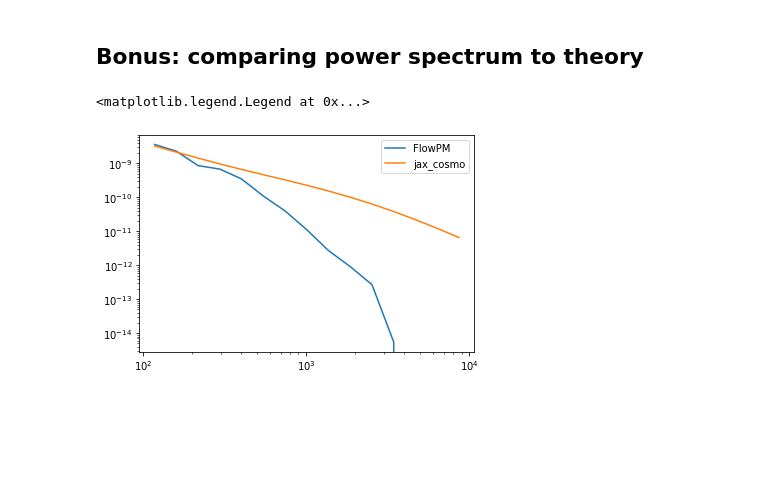
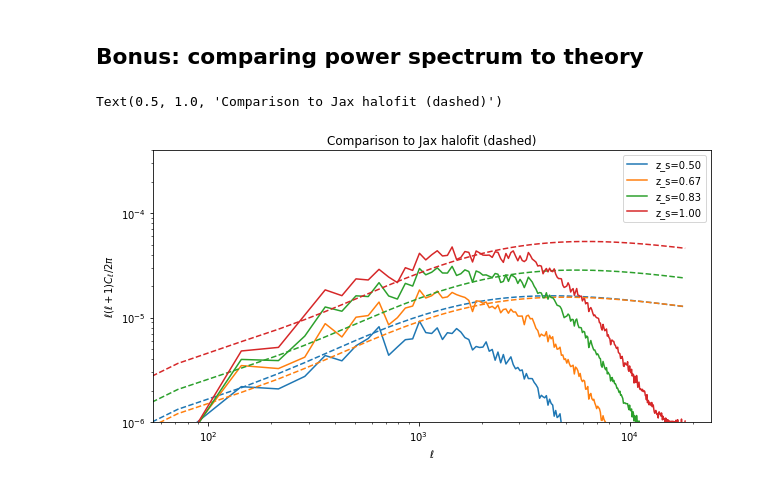
Before and after one commit to DifferentiableUniverseInitiative/flowpm, a Jupyter notebook: notebooks/lensing.ipynb, the cells around one changed output. Cells and saved outputs as stored; diff of their text form; code cells hidden in the pictures; blank space fills up the shorter version.

```diff
--- a/notebooks/lensing.ipynb
+++ b/notebooks/lensing.ipynb
@@ -102,6 +104,3 @@ import jax
 import jax_cosmo as jc
 import lenstools as lt
 import astropy.units as u
-# %%
-nzs_s=jc.redshift.kde_nz(np.atleast_1d([0.83]), np.atleast_1d([1.]), bw=0.01)
-probes = [ jc.probes.WeakLensing([nzs_s]) ]
@@ -115,7 +107,28 @@ cls_th = jc.angular_cl.angular_cl(jc.Planck15(), l, probes)
-# %%
-loglog(l, ps.mean(axis=0), label='FlowPM')
-loglog(l, cls_th[0], label='jax_cosmo')
-legend()
-# %% [output]
-<matplotlib.legend.Legend at 0x...>
-[figure, removed]
+# %%
+ps = np.stack([DHOS.statistics.power_spectrum(m[0,:,:,i], field_size,field_npix)[1] for i in range(len(z_source))], axis=0)
+l, _ = DHOS.statistics.power_spectrum(m[0,:,:,-1],field_size,field_npix)
+# %%
+cls_th=[]
+z = linspace(0,2,2048)
+pz = zeros_like(z)
+for i in range(len(z_source)):
+    #nzs_s=jc.redshift.kde_nz(np.atleast_1d(z_source[i]), np.atleast_1d([1.]), bw=0.1)
+    pz[argmin(abs(z_source[i] - z))] = 1.
+    nzs_s=jc.redshift.kde_nz(z, pz, bw=0.01)
+    probes = [ jc.probes.WeakLensing([nzs_s]) ]
+    cls_th.append(jc.angular_cl.angular_cl(jc.Planck15(), l.numpy(), probes))
+# %%
+figure(figsize=[10,5])
+for i in range(len(z_source)):
+    loglog(l, l*(l+1)*ps[i]/(2*pi), color="C%d"%i, label="z_s=%0.2f"%z_source[i])
+    loglog(l, l*(l+1)*cls_th[i][0]/(2*pi), '--', color="C%d"%i)
+
+
+legend()
+ylabel('$\ell(\ell+1)C_\ell /2\pi$')
+ylim(1e-6,4e-4)
+xlabel('$\ell$')
+title('Comparison to Jax halofit (dashed)')
+# %% [output]
+Text(0.5, 1.0, 'Comparison to Jax halofit (dashed)')
+[figure, added]
```
Also changed, not shown: parts of 14 cells of this notebook, 3 other files.
